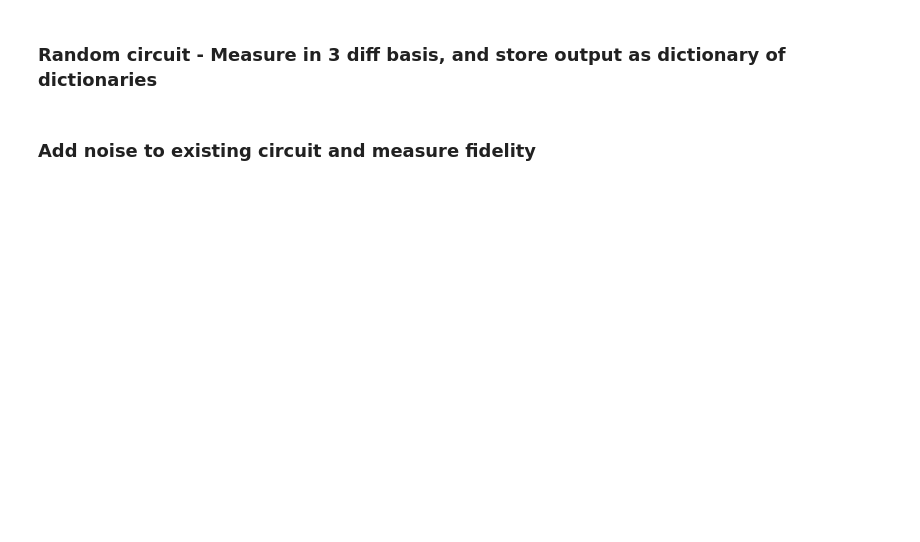
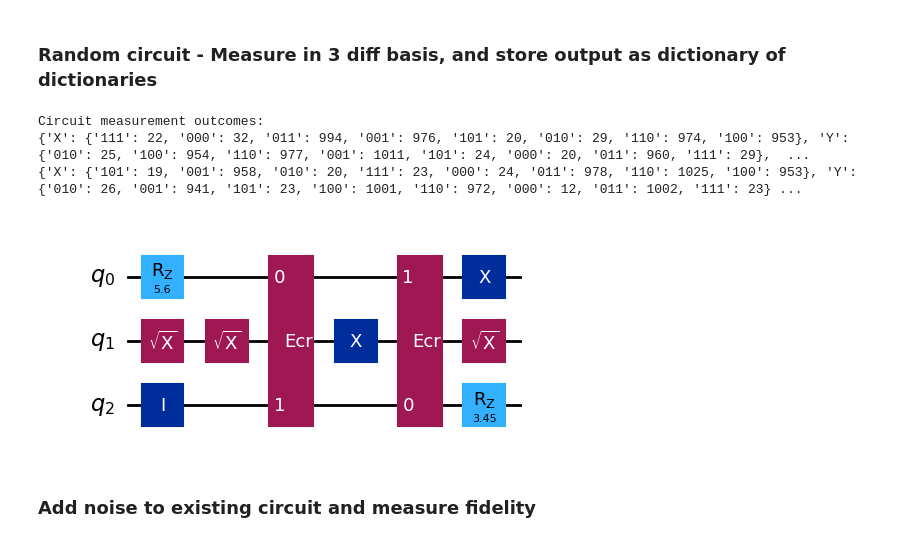
Before and after one commit to pranavi-jain/random-QC, a Jupyter notebook: Random Quantum Circuit.ipynb, the cells around one changed output. Drawn from its saved outputs; the diff is of its cells as text; code cells hidden in the pictures; blank space fills up the shorter version.

```diff
--- a/Random Quantum Circuit.ipynb
+++ b/Random Quantum Circuit.ipynb
@@ -50,14 +273,14 @@ get_circuit_output(circuit, runs)
 # %%
 from qiskit import transpile
 from qiskit.circuit.library import HGate, SdgGate
-from qiskit.providers.basic_provider import BasicSimulator
 
 class Measurement_Op:
     # parametrized constructor
-    def __init__(self, noq, circuit, runs):
+    def __init__(self, noq, circuit, runs, backend):
         self.num = noq
         self.circuit = circuit
         self.runs = runs
+        self.backend = backend
 
     # Defining output object (for storing measurement outcomes)
     @staticmethod
@@ -69,10 +292,9 @@ class Measurement_Op:
         return obj
 
     # Circuit measurement and storing the output on given key
-    @staticmethod
-    def measure_circuit(circ, obj, key):
+    def measure_circuit(self, circ, obj, key):
         circ.measure_all()
-        backend = BasicSimulator()
+        backend = self.backend
         tqc = transpile(circ, backend)
         counts = backend.run(tqc).result().get_counts()
         obj.update({key:counts})
@@ -106,23 +328,23 @@ class Measurement_Op:
             output[i] = result
         return output
 # %%
-from qiskit.circuit.random import random_circuit
-
-# Returning random quantum circuit given num_q and depth of circuit
-def get_random_qc(noq, depth):
-    circ = random_circuit(noq, depth, measure=False)
-    return circ
+from qiskit.providers.basic_provider import BasicSimulator
 
 # Main Function -- Calling Random Circuit Generator
-noq = 3
-depth = 4
+    ## Circuit, noq, depth - all defined in above code blocks
 runs = 2
+backend = BasicSimulator()
+# backend = service.backend("ibmq_qasm_simulator")
 
-circuit = get_random_qc(noq, depth)
 print("Circuit measurement outcomes:")
-outputObj = Measurement_Op(noq, circuit, runs)
+outputObj = Measurement_Op(noq, circuit, runs, backend)
 circuitOutput = outputObj.get_circuit_output()
 circuit.draw(output='mpl')
+# %% [output]
+Circuit measurement outcomes:
+{'X': {'111': 22, '000': 32, '011': 994, '001': 976, '101': 20, '010': 29, '110': 974, '100': 953}, 'Y': {'010': 25, '100': 954, '110': 977, '001': 1011, '101': 24, '000': 20, '011': 960, '111': 29},  ...
+{'X': {'101': 19, '001': 958, '010': 20, '111': 23, '000': 24, '011': 978, '110': 1025, '100': 953}, 'Y': {'010': 26, '001': 941, '101': 23, '100': 1001, '110': 972, '000': 12, '011': 1002, '111': 23} ...
+[figure, added]
 # %% [markdown]
 ### Add noise to existing circuit and measure fidelity
 # %%
```
Also changed, not shown: parts of 4 cells of this notebook.
